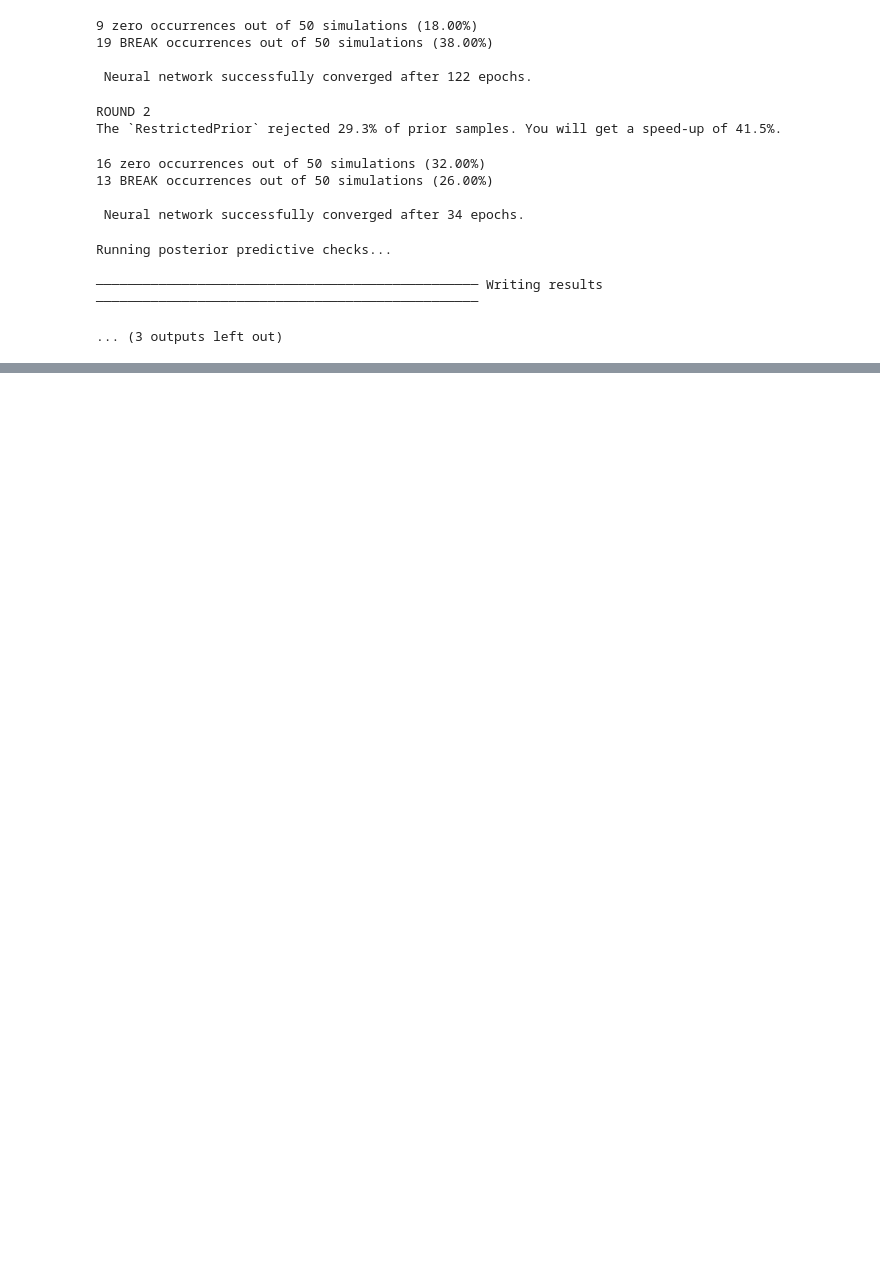
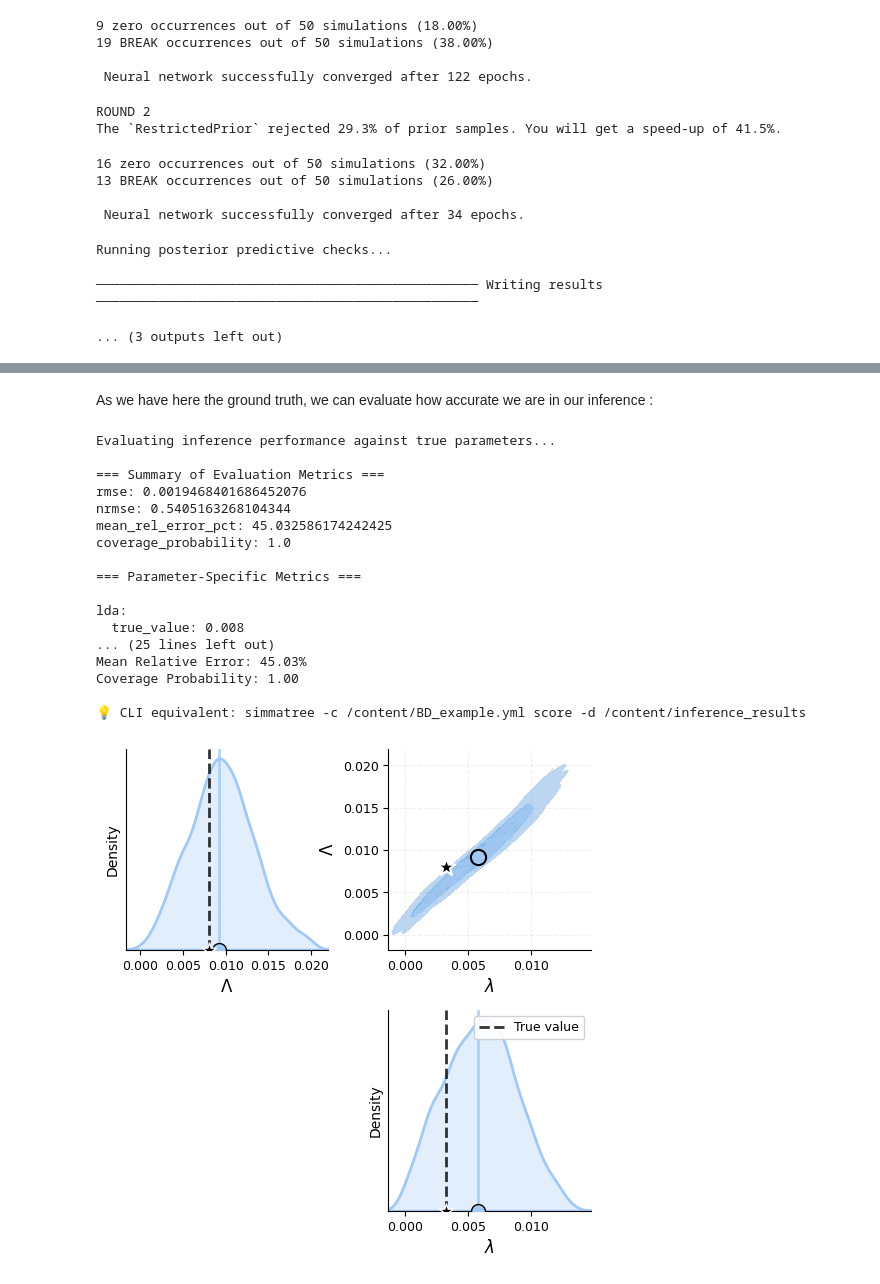
Before and after one commit to LostMa-ERC/simMAtree_workshop, a Jupyter notebook: main.ipynb, the cells around one changed output, grey strips where cells are left out. Drawn from its saved outputs; the diff is of its cells as text; code cells hidden in the pictures; blank space fills up the shorter version.

```diff
--- a/main.ipynb
+++ b/main.ipynb
@@ -254,0 +320,46 @@ Running posterior predictive checks...
+# %% [markdown]
+As we have here the ground truth, we can evaluate how accurate we are in our inference :
+# %%
+print("Evaluating inference performance against true parameters...")
+
+params_BD = {'lda': config.params['lda'], 'mu': config.params['mu']}
+
+# Run scoring using the Python function directly
+score(param_dict=params_BD, results_dir=str(results_dir))
+
+# Load evaluation metrics
+metrics_file = results_dir / 'summary_metrics.csv'
+if metrics_file.exists():
+    metrics = pd.read_csv(metrics_file)
+    print("\n📊 Evaluation Metrics:")
+    print(metrics.round(6))
+
+    print(f"\n🎯 Performance Summary:")
+    print(f"Root Mean Square Error (RMSE): {metrics['rmse'].iloc[0]:.6f}")
+    print(f"Normalized RMSE: {metrics['nrmse'].iloc[0]:.6f}")
+    print(f"Mean Relative Error: {metrics['mean_rel_error_pct'].iloc[0]:.2f}%")
+    print(f"Coverage Probability: {metrics['coverage_probability'].iloc[0]:.2f}")
+else:
+    print("⚠️  Evaluation metrics file not found.")
+
+# CLI equivalent:
+print(f"\n💡 CLI equivalent: simmatree -c {config_file} score -d {results_dir}")
+# %% [output]
+Evaluating inference performance against true parameters...
+
+=== Summary of Evaluation Metrics ===
+rmse: 0.0019468401686452076
+nrmse: 0.5405163268104344
+mean_rel_error_pct: 45.032586174242425
+coverage_probability: 1.0
+
+=== Parameter-Specific Metrics ===
+
+lda:
+  true_value: 0.008
+... (25 lines left out)
+Mean Relative Error: 45.03%
+Coverage Probability: 1.00
+
+💡 CLI equivalent: simmatree -c /content/BD_example.yml score -d /content/inference_results
+[figure, added]
```
Also changed, not shown: parts of 3 cells of this notebook.
